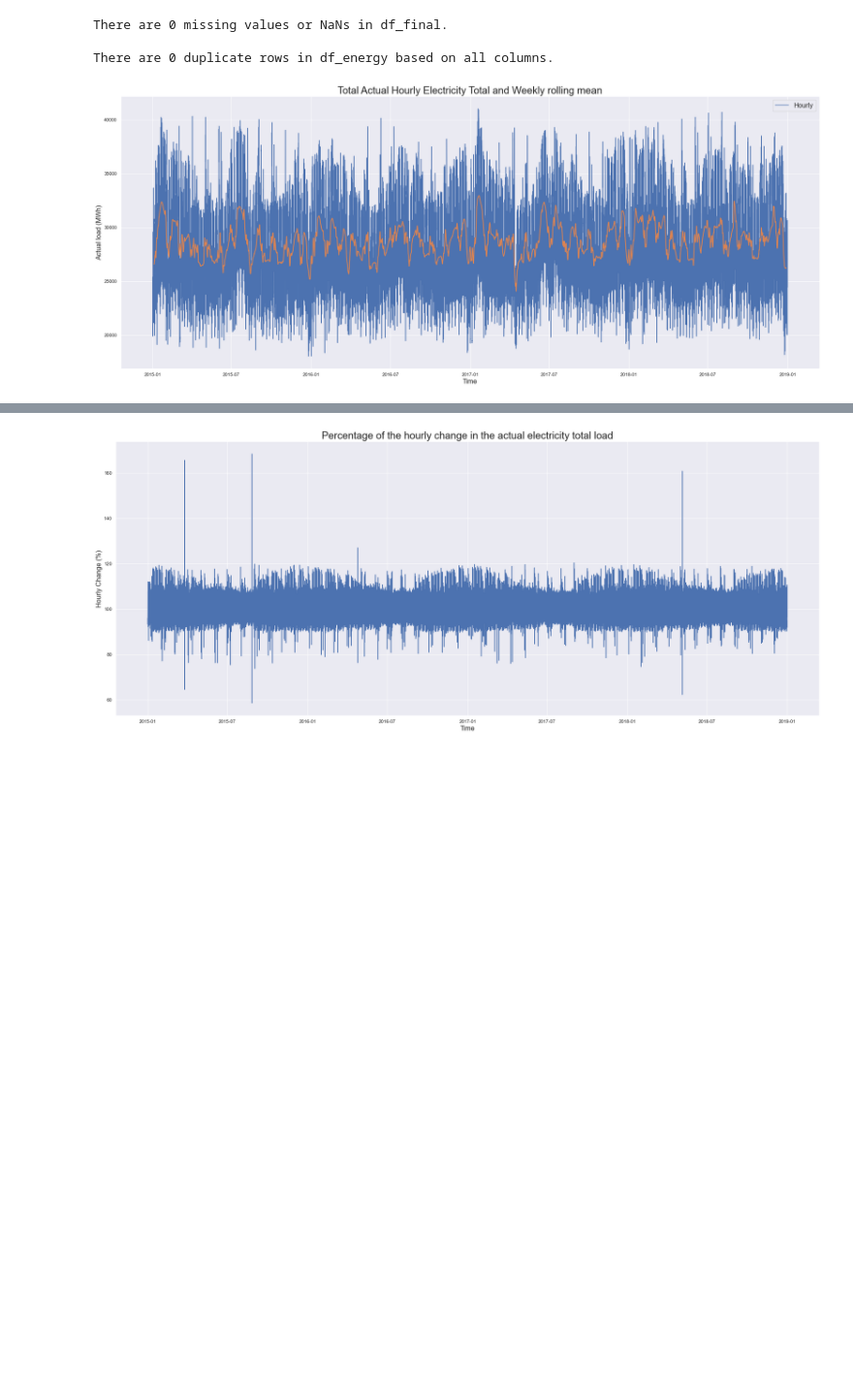
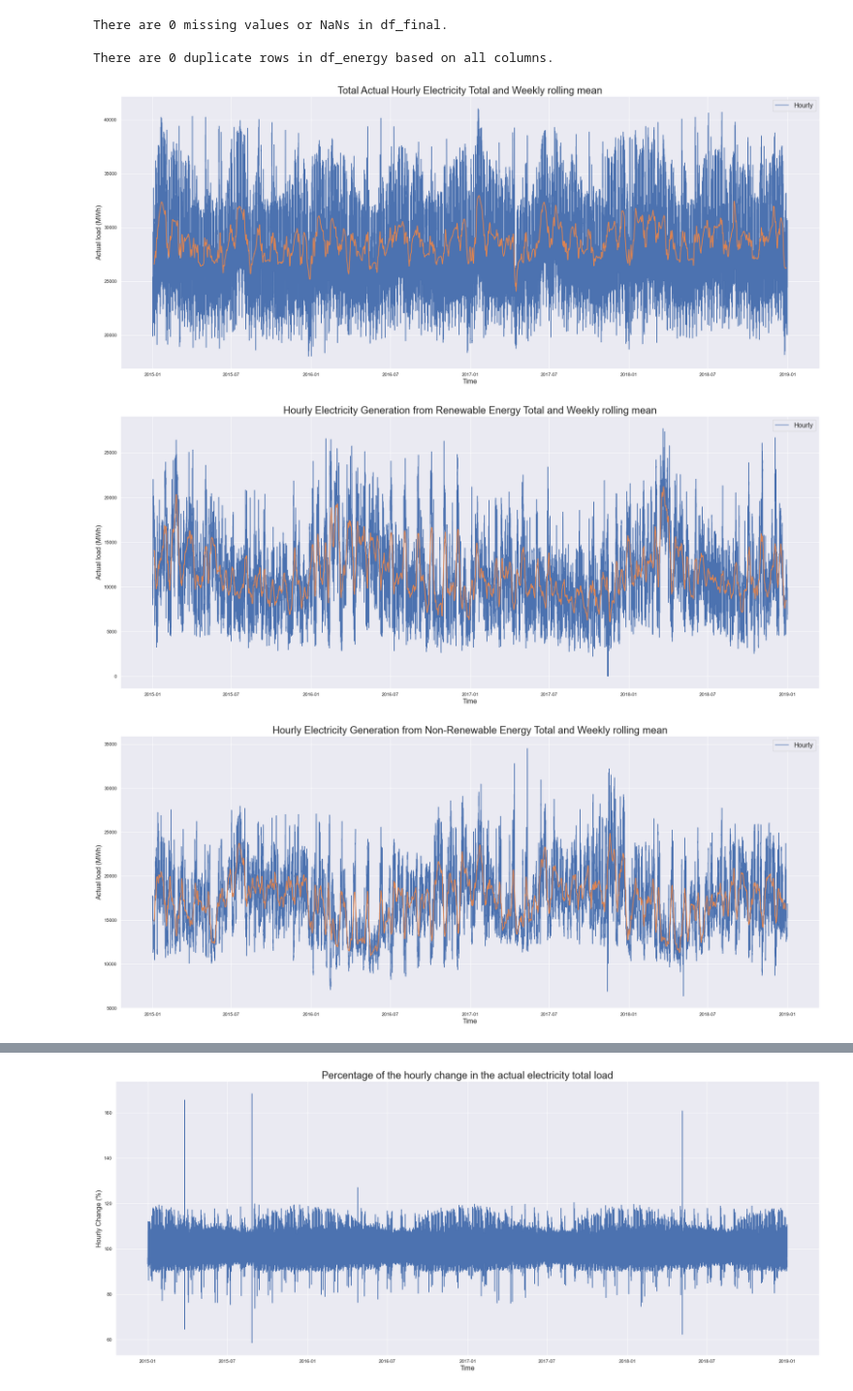
Before and after one commit to lorenzrossi/Bayesian-Analysis, a Jupyter notebook: ugo.ipynb, the cells around one changed output, grey strips where cells are left out. Shown at 97% size. Cells and saved outputs as stored; diff of their text form; code cells hidden in the pictures; blank space fills up the shorter version.

```diff
--- a/ugo.ipynb
+++ b/ugo.ipynb
@@ -540,10 +538,21 @@ for city in cities:
 # %%
 # Plot the hourly actual electricity total load, along with the weekly rolling mean
 
-rolling = df_final['total load actual'].rolling(24*7, center=True).mean()
-ax = plot_series(df_final, 'total load actual', label='Hourly', ylabel='Actual load (MWh)',
+rolling1 = df_final['total load actual'].rolling(24*7, center=True).mean()
+rolling2 = df_final['generation renewable'].rolling(24*7, center=True).mean()
+rolling3 = df_final['generation non-renewable'].rolling(24*7, center=True).mean()
+ax1 = plot_series(df_final, 'total load actual', label='Hourly', ylabel='Actual load (MWh)',
                  title='Total Actual Hourly Electricity Total and Weekly rolling mean')
-ax.plot(rolling, linestyle='-', linewidth=2, label='Weekly rolling mean')
+ax2 = plot_series(df_final, 'generation renewable', label='Hourly', ylabel='Actual load (MWh)',
+                 title='Hourly Electricity Generation from Renewable Energy Total and Weekly rolling mean')
+ax3 = plot_series(df_final, 'generation non-renewable', label='Hourly', ylabel='Actual load (MWh)',
+                 title='Hourly Electricity Generation from Non-Renewable Energy Total and Weekly rolling mean')
+ax1.plot(rolling1, linestyle='-', linewidth=2, label='Weekly rolling mean')
+ax2.plot(rolling2, linestyle='-', linewidth=2, label='Weekly rolling mean')
+ax3.plot(rolling3, linestyle='-', linewidth=2, label='Weekly rolling mean')
+
 plt.show()
 # %% [output]
 [figure]
+[figure, added]
+[figure, added]
```
Also changed, not shown: parts of 47 cells of this notebook.
